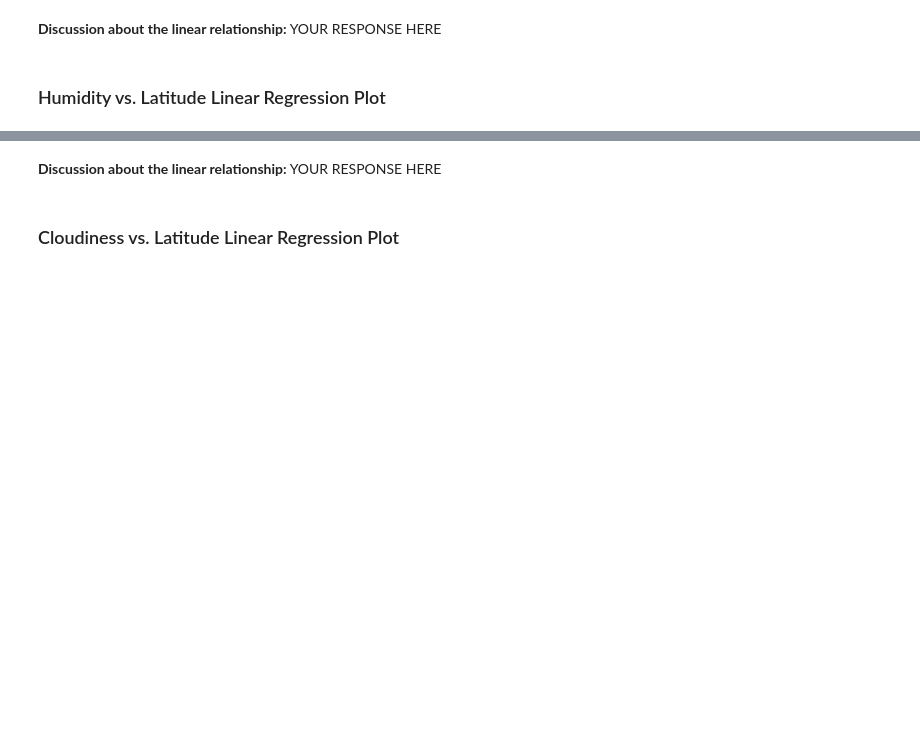
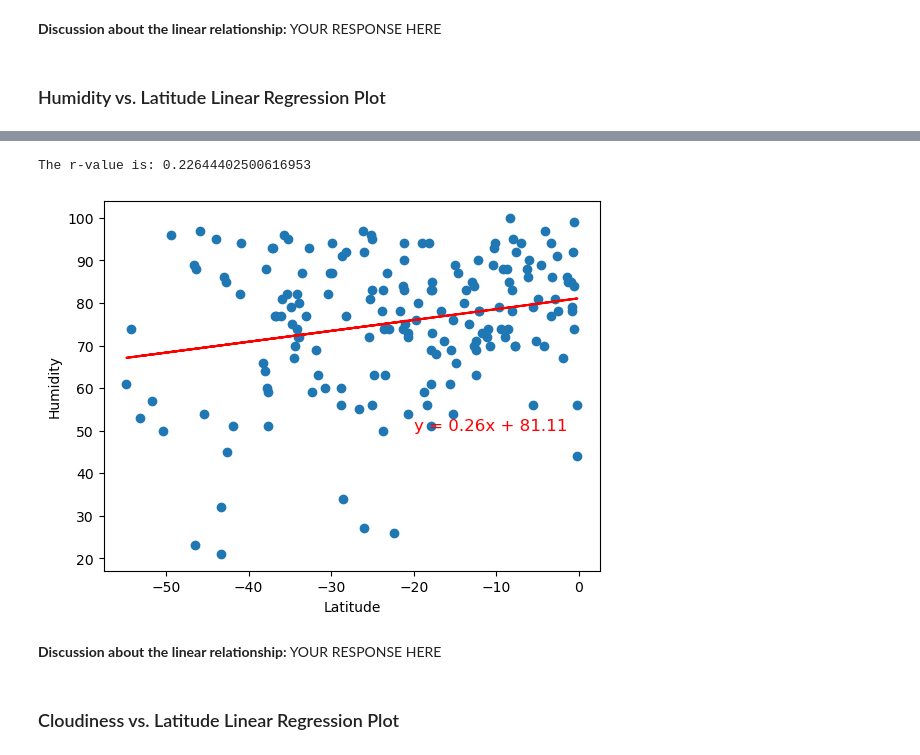
Before and after one commit to rachelschoen/python-api-challenge, a Jupyter notebook: WeatherPy/WeatherPy.ipynb, the cells around one changed output, grey strips where cells are left out. Drawn from its saved outputs; the diff is of its cells as text; code cells hidden in the pictures; blank space fills up the shorter version.

```diff
--- a/WeatherPy/WeatherPy.ipynb
+++ b/WeatherPy/WeatherPy.ipynb
@@ -334,3 +334,9 @@ The r-value is: 0.8213213327352478
+# %%
+# Southern Hemisphere
+linear_regress(southern_hemi_df["Lat"].rename("Latitude"), southern_hemi_df["Humidity"], (-20, 50))
+# %% [output]
+The r-value is: 0.22644402500616953
+[figure, added]
 # %% [markdown]
 **Discussion about the linear relationship:** YOUR RESPONSE HERE
 # %% [markdown]
```
Also changed, not shown: parts of 3 cells of this notebook.
